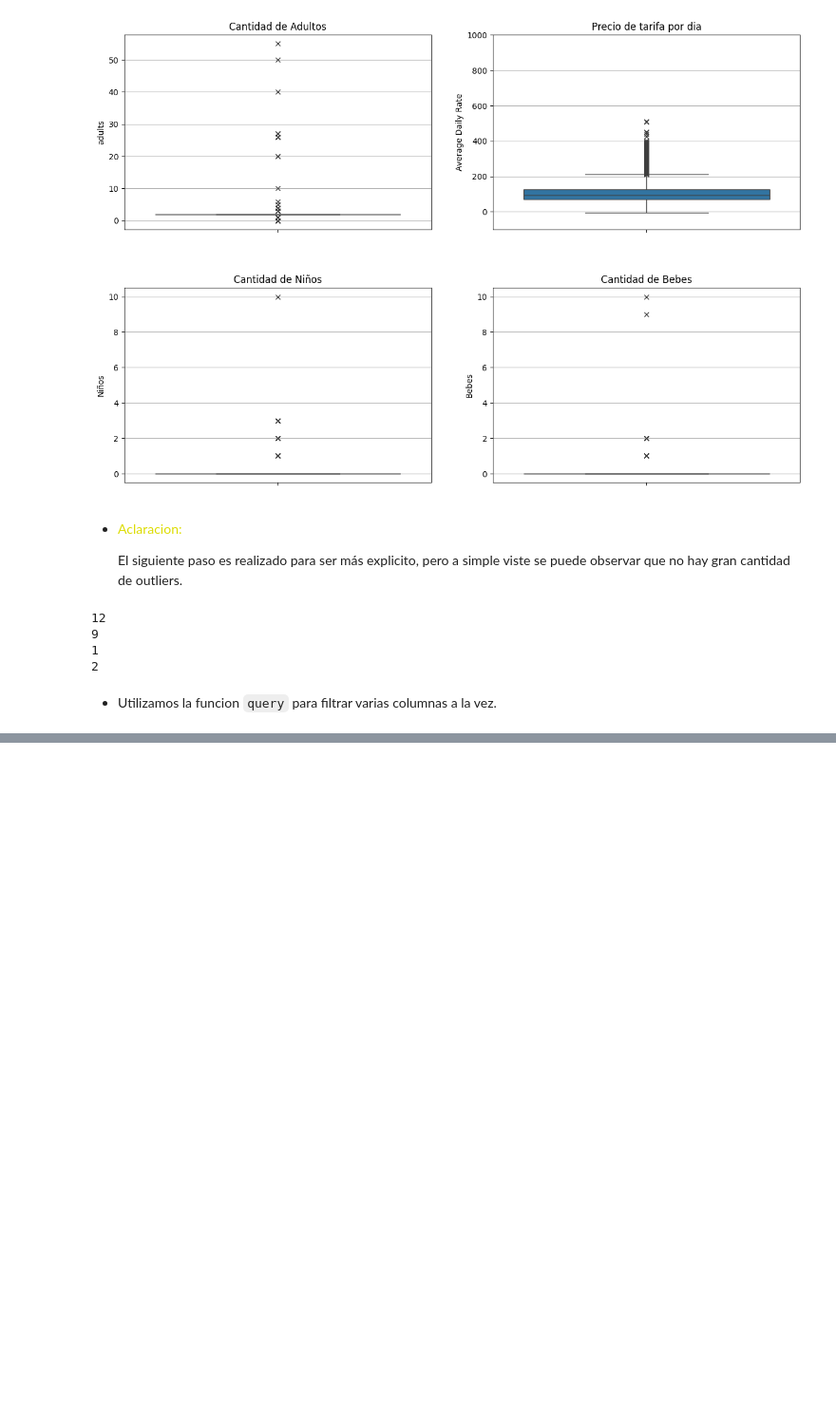
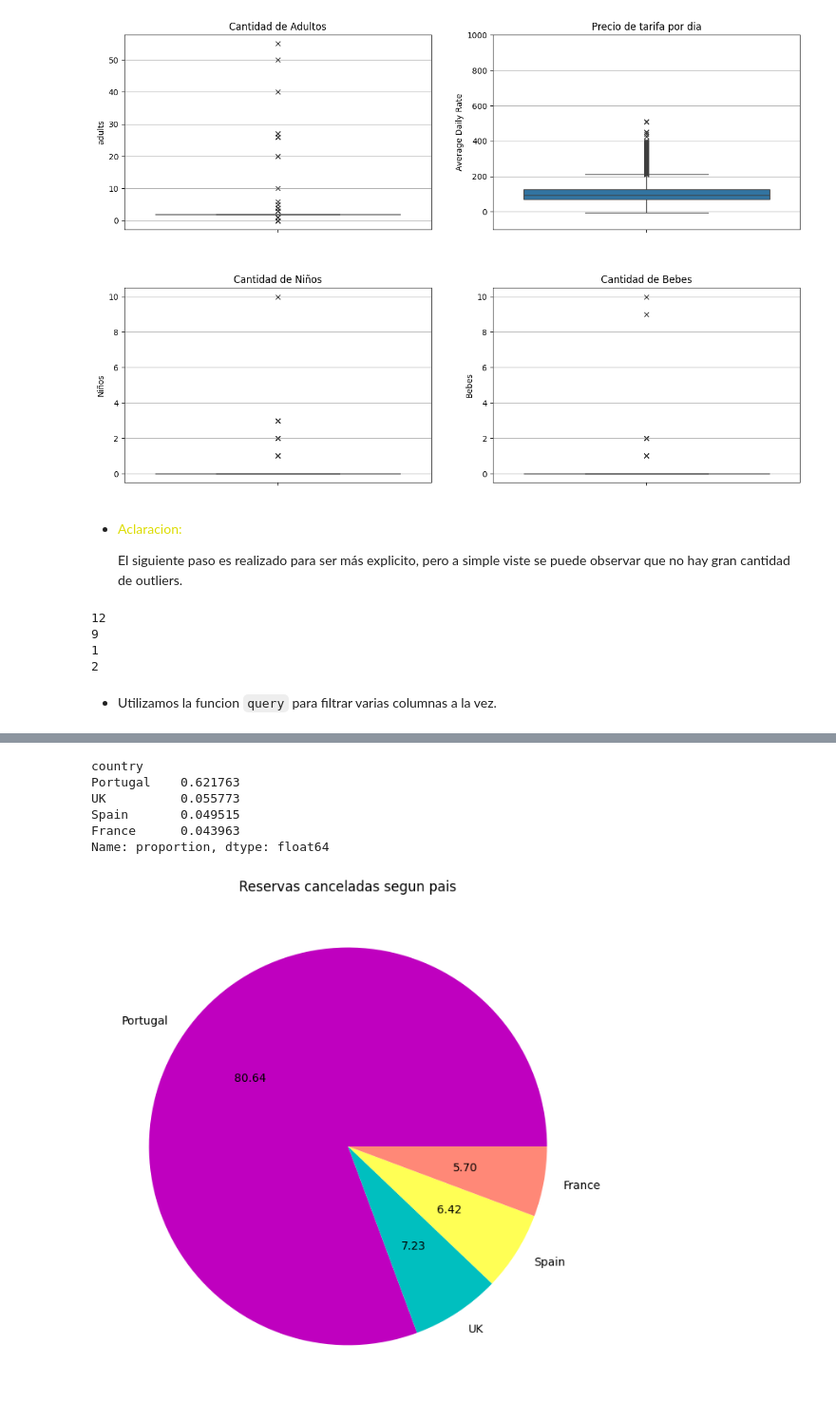
Before and after one commit to MartinFerrari5/Booking-Analysis, a Jupyter notebook: booking.ipynb, the cells around one changed output, grey strips where cells are left out. Shown at 95% size. Saved outputs shown, nothing was run; the diff lists cells and outputs as text; code cells hidden in the pictures; blank space fills up the shorter version.

```diff
--- a/booking.ipynb
+++ b/booking.ipynb
@@ -246,0 +386,6 @@ approved, canceled = booking_copy[booking_copy["is_canceled"]==0], booking_copy[
+# %%
+booking_copy["country"].replace({
+    "United Kingdom of Great Britain and Northern Ireland (the)":"UK"
+},inplace=True)
+country = booking_copy["country"].value_counts(normalize=True).head(10)
+country
@@ -246,0 +405,18 @@ approved, canceled = booking_copy[booking_copy["is_canceled"]==0], booking_copy[
+# %%
+canceled = booking_copy[booking_copy['is_canceled']==1]
+top_countries = canceled["country"].value_counts(normalize=True).head(4)
+top_countries
+# %% [output]
+country
+Portugal    0.621763
+UK          0.055773
+Spain       0.049515
+France      0.043963
+Name: proportion, dtype: float64
+# %%
+plt.figure(figsize= (10,8))
+plt.title("Reservas canceladas segun pais")
+plt.pie(top_countries,labels=top_countries.index, colors=["m","c","#ff5","#f87"],autopct='%.2f')
+plt.show()
+# %% [output]
+[figure, added]
```
Also changed, not shown: parts of 27 cells of this notebook.
